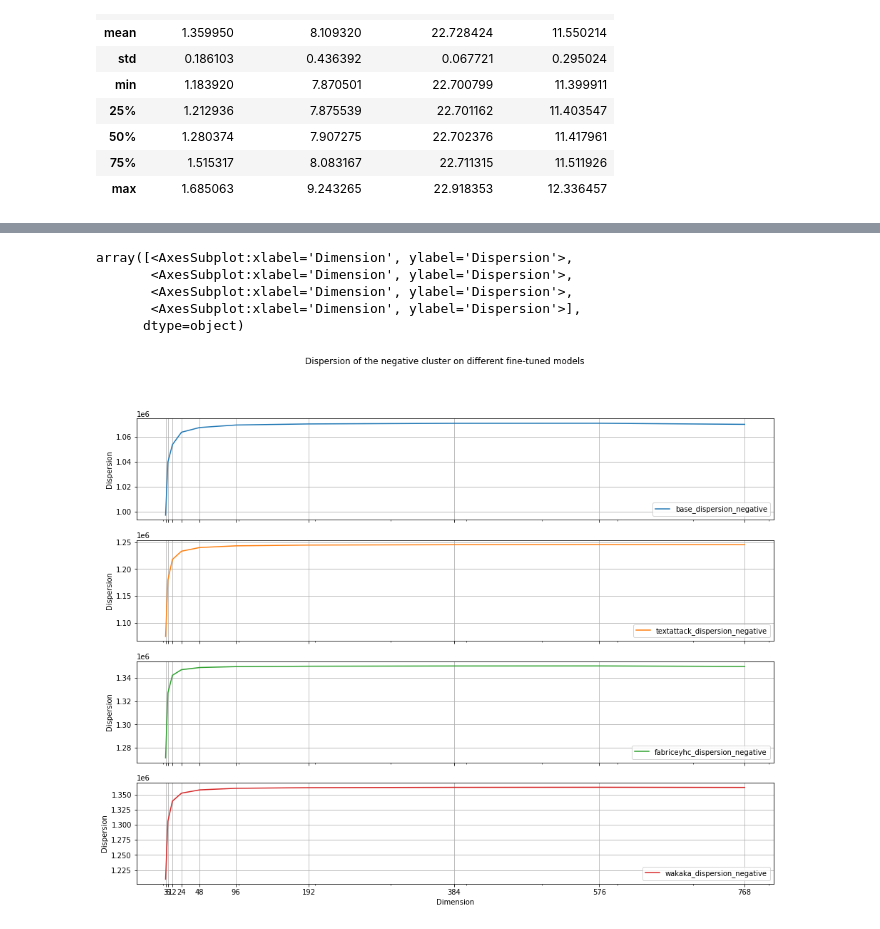
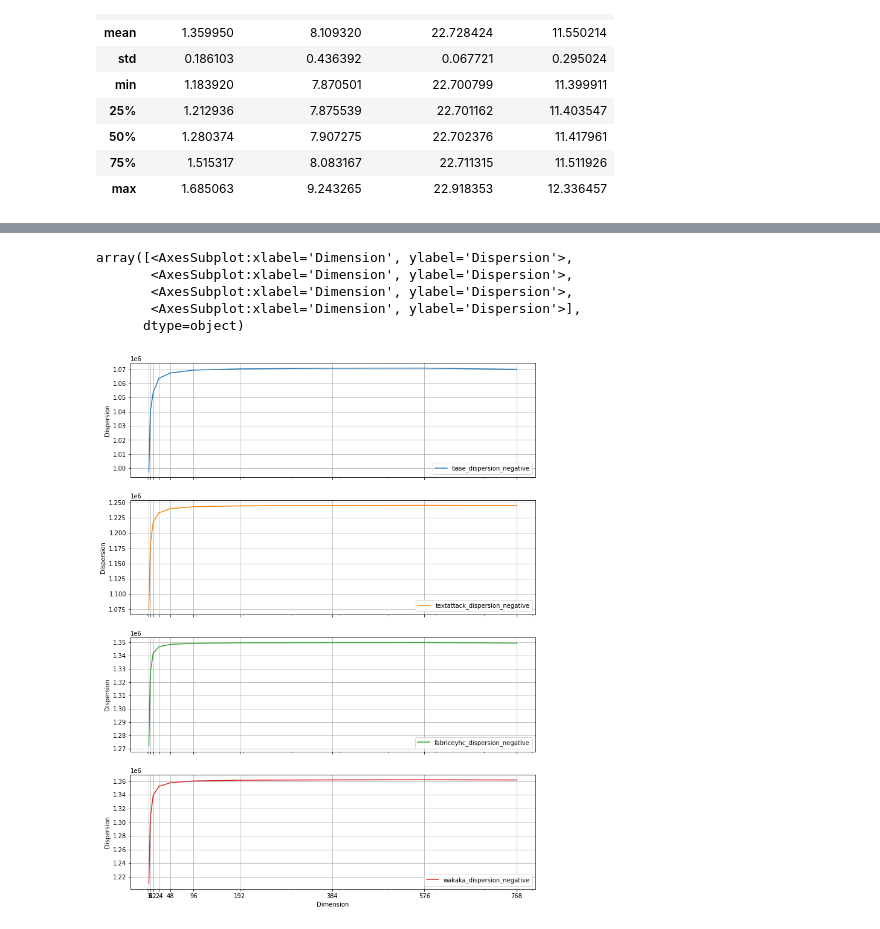
Before and after one commit to simon-muenker/NLP-SoSe22--NLP-Proj, a Jupyter notebook: notebooks/03--Manifold-Analysis.ipynb, the cells around one changed output, grey strips where cells are left out. Saved outputs shown, nothing was run; the diff lists cells and outputs as text; code cells hidden in the pictures.

```diff
--- a/notebooks/03--Manifold-Analysis.ipynb
+++ b/notebooks/03--Manifold-Analysis.ipynb
@@ -2,7 +2,7 @@
 import matplotlib.pyplot as plt
 
 %matplotlib inline
-plt.rcParams["figure.figsize"] = (16, 12)
+plt.rcParams["figure.figsize"] = (12, 16)
 # %%
 import pandas as pd
 # %%
@@ -132,21 +130,20 @@ array([<AxesSubplot:xlabel='Dimension', ylabel='Dispersion'>,
 # %%
 (
     collation_df
     .filter(regex=".*_dispersion_negative")
     .plot(
         subplots=True,
         stacked=True,
         xticks=collation_df.index,
         grid=True,
-        title='Dispersion of the negative cluster on different fine-tuned models',
         xlabel='Dimension',
-        ylabel='Dispersion'
+        ylabel='Dispersion',
     )
 )
 # %% [output]
 array([<AxesSubplot:xlabel='Dimension', ylabel='Dispersion'>,
        <AxesSubplot:xlabel='Dimension', ylabel='Dispersion'>,
        <AxesSubplot:xlabel='Dimension', ylabel='Dispersion'>,
        <AxesSubplot:xlabel='Dimension', ylabel='Dispersion'>],
       dtype=object)
-[figure, old version]
+[figure, new version]
```
Also changed, not shown: parts of 4 cells of this notebook.
